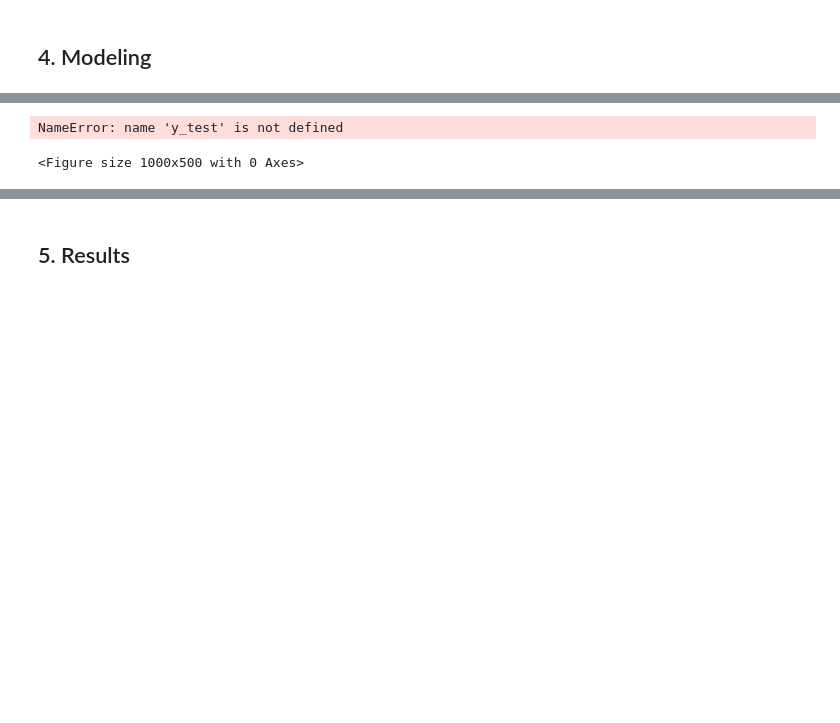
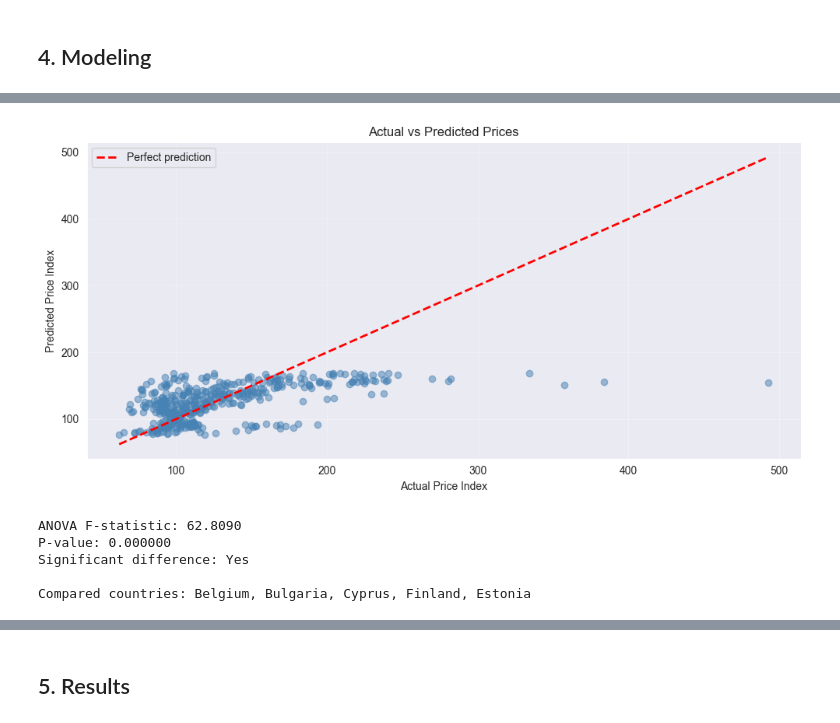
Before and after one commit to VladyslavHontar/A2_house_pricing_data_vis, a Jupyter notebook: notebooks/housing_analysis.ipynb, the cells around one changed output, grey strips where cells are left out. Drawn from its saved outputs; the diff is of its cells as text; code cells hidden in the pictures; blank space fills up the shorter version.

```diff
--- a/notebooks/housing_analysis.ipynb
+++ b/notebooks/housing_analysis.ipynb
@@ -83,12 +99,0 @@ Clean data: 0 rows
-# %%
-# Fix column names
-df.columns = df.columns.str.lower().str.replace(' ', '_')
-
-# Convert date column (assuming there's a time_period column)
-if 'time_period' in df.columns:
-    df['time_period'] = df['time_period'].astype(str)
-    df['time_period'] = df['time_period'].str.replace('Q1', '-01-01').str.replace('Q2', '-04-01').str.replace('Q3', '-07-01').str.replace('Q4', '-10-01')
-    df['date'] = pd.to_datetime(df['time_period'], errors='coerce')
-    df['year'] = df['date'].dt.year
-
-df.dtypes
@@ -234,26 +301,44 @@ ValueError: With n_samples=0, test_size=0.2 and train_size=None, the resulting t
 # %%
 # Plot predictions
-plt.figure(figsize=(10, 5))
-plt.scatter(y_test, y_pred, alpha=0.5)
-plt.plot([y_test.min(), y_test.max()], [y_test.min(), y_test.max()], 'r--', lw=2)
-plt.xlabel('Actual')
-plt.ylabel('Predicted')
-plt.title('Actual vs Predicted Prices')
-plt.tight_layout()
-plt.savefig('../outputs/figures/regression.png', dpi=300, bbox_inches='tight')
-plt.show()
+if 'y_test' in locals() and y_test is not None and 'y_pred' in locals() and y_pred is not None:
+    plt.figure(figsize=(10, 5))
+    plt.scatter(y_test, y_pred, alpha=0.5, color='steelblue')
+    plt.plot([y_test.min(), y_test.max()], [y_test.min(), y_test.max()], 'r--', lw=2, label='Perfect prediction')
+    plt.xlabel('Actual Price Index')
+    plt.ylabel('Predicted Price Index')
+    plt.title('Actual vs Predicted Prices')
+    plt.legend()
+    plt.grid(alpha=0.3)
+    plt.tight_layout()
+    plt.savefig('../outputs/figures/regression.png', dpi=300, bbox_inches='tight')
+    plt.show()
+else:
+    print("Skipping prediction plot - regression model not available")
 # %% [output]
-NameError: name 'y_test' is not defined
-<Figure size 1000x500 with 0 Axes>
+[figure, added]
 # %%
 # Statistical test - compare countries
-top_countries = df[geo_col].value_counts().head(5).index
-groups = [df[df[geo_col] == c][price_col].dropna() for c in top_countries]
+if len(df) > 0:
+    top_countries = df[country_name_col].value_counts().head(5).index
+    groups = [df[df[country_name_col] == c][price_col].dropna() for c in top_countries]
 
-f_stat, p_value = stats.f_oneway(*groups)
+    # Only perform test if we have enough data in each group
+    if all(len(g) > 1 for g in groups):
+        f_stat, p_value = stats.f_oneway(*groups)
 
-print(f"ANOVA F-statistic: {f_stat:.4f}")
-print(f"P-value: {p_value:.6f}")
-print(f"Significant difference: {'Yes' if p_value < 0.05 else 'No'}")
+        print(f"ANOVA F-statistic: {f_stat:.4f}")
+        print(f"P-value: {p_value:.6f}")
+        print(f"Significant difference: {'Yes' if p_value < 0.05 else 'No'}")
+        print(f"\nCompared countries: {', '.join(top_countries)}")
+    else:
+        print("Insufficient data for statistical test")
+else:
+    print("No data available for statistical test")
+# %% [output]
+ANOVA F-statistic: 62.8090
+P-value: 0.000000
+Significant difference: Yes
+
+Compared countries: Belgium, Bulgaria, Cyprus, Finland, Estonia
 # %%
 # Clustering countries
```
Also changed, not shown: parts of 17 cells of this notebook, 1 other file.
